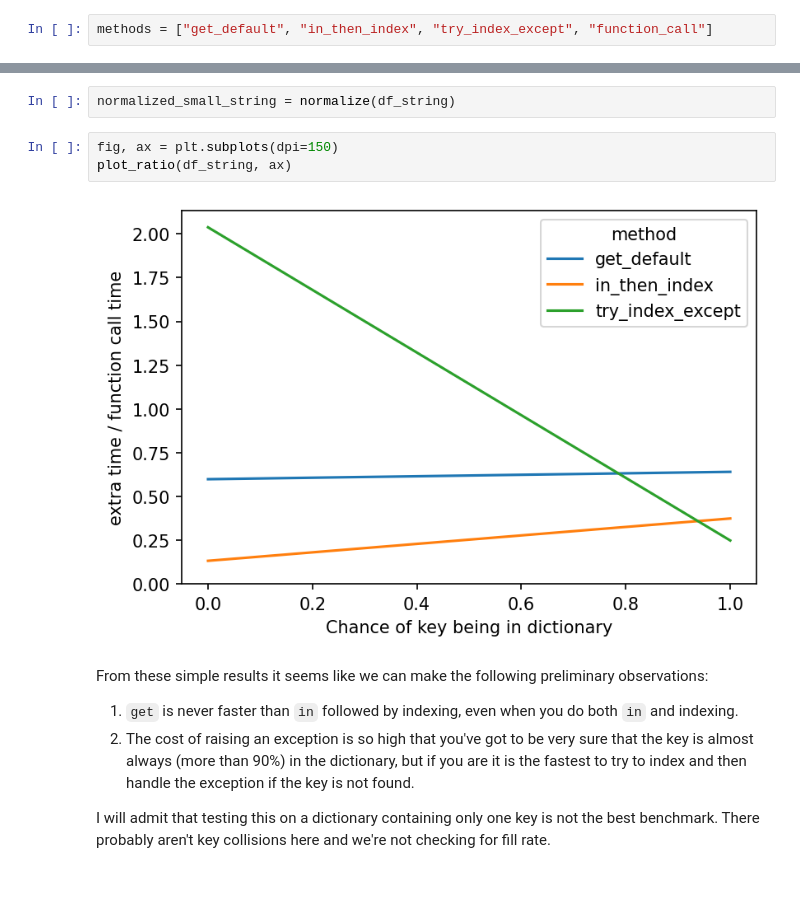
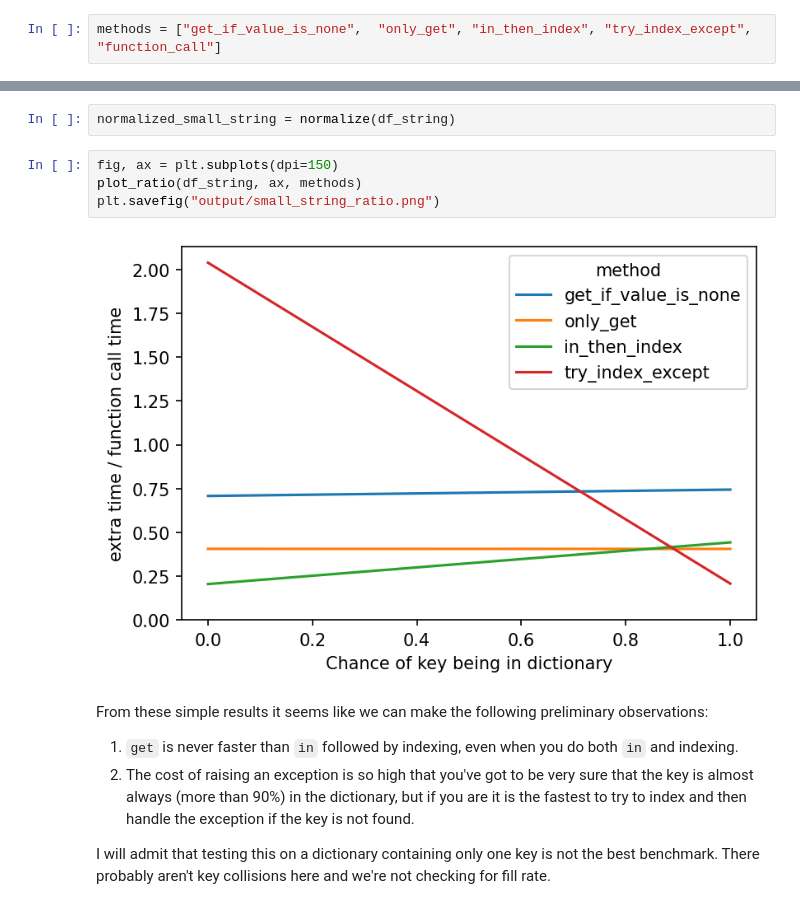
Before and after one commit to alchemyst/performance_comparisons, a Jupyter notebook: Get vs in.ipynb, the cells around one changed output, grey strips where cells are left out. Cells and saved outputs as stored; diff of their text form.

```diff
--- a/Get vs in.ipynb
+++ b/Get vs in.ipynb
@@ -132,7 +150,7 @@ print(sys.version)
 loops = 1_000_000
 repeats = 20
 # %%
-methods = ["get_default", "in_then_index", "try_index_except", "function_call"]
+methods = ["get_if_value_is_none",  "only_get", "in_then_index", "try_index_except", "function_call"]
 # %% [markdown]
 We'll look up these keys, which have 100% or 0% chance to be in the dictionary
 # %%
@@ -217,9 +236,10 @@ def plot_ratio(df, ax, order=None):
 normalized_small_string = normalize(df_string)
 # %%
 fig, ax = plt.subplots(dpi=150)
-plot_ratio(df_string, ax)
+plot_ratio(df_string, ax, methods)
+plt.savefig("output/small_string_ratio.png")
 # %% [output]
-[figure, old version]
+[figure, new version]
 # %% [markdown]
 From these simple results it seems like we can make the following preliminary observations:
 
```
Also changed, not shown: parts of 30 cells of this notebook.
